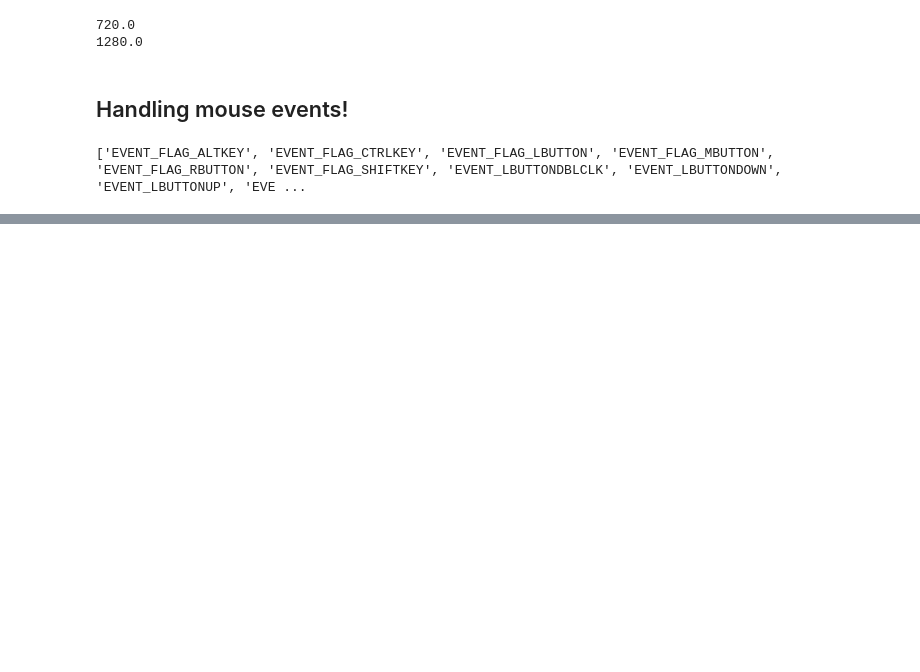
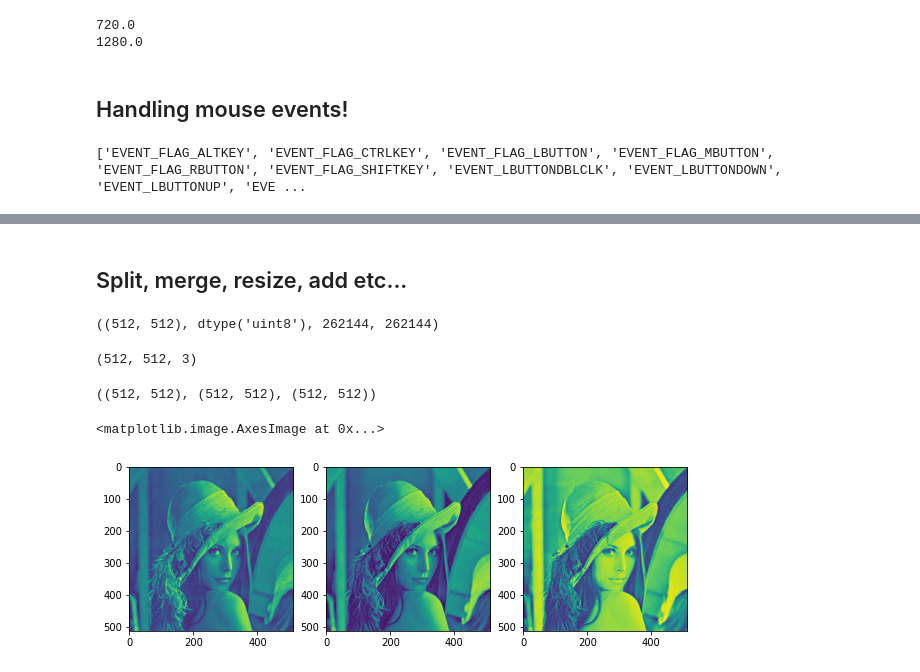
Before and after one commit to Shwetang1/vision_related, a Jupyter notebook: Learn_openCV.ipynb, the cells around one changed output, grey strips where cells are left out. Saved outputs shown, nothing was run; the diff lists cells and outputs as text; code cells hidden in the pictures; blank space fills up the shorter version.

Commit message:
code added to split, merge, resize image

```diff
--- a/Learn_openCV.ipynb
+++ b/Learn_openCV.ipynb
@@ -107,0 +137,2 @@ cv2.destroyAllWindows()
+# %% [markdown]
+## Split, merge, resize, add etc...
@@ -107,0 +142,25 @@ cv2.destroyAllWindows()
+# %%
+img.shape, img.dtype, img.size, 512*512
+# %% [output]
+((512, 512), dtype('uint8'), 262144, 262144)
+# %%
+img_rgb_lena = cv2.imread('./data/lena.jpg',1)
+img_rgb_lena.shape
+# %% [output]
+(512, 512, 3)
+# %%
+r,b,g = cv2.split(img_rgb_lena)
+r.shape,b.shape,g.shape
+# %% [output]
+((512, 512), (512, 512), (512, 512))
+# %%
+fig = plt.figure(figsize=(10,10))
+plt.subplot(1,3,1)
+plt.imshow(r)
+plt.subplot(1,3,2)
+plt.imshow(b)
+plt.subplot(1,3,3)
+plt.imshow(g)
+# %% [output]
+<matplotlib.image.AxesImage at 0x...>
+[figure, added]
```
Also changed, not shown: parts of 19 cells of this notebook.
